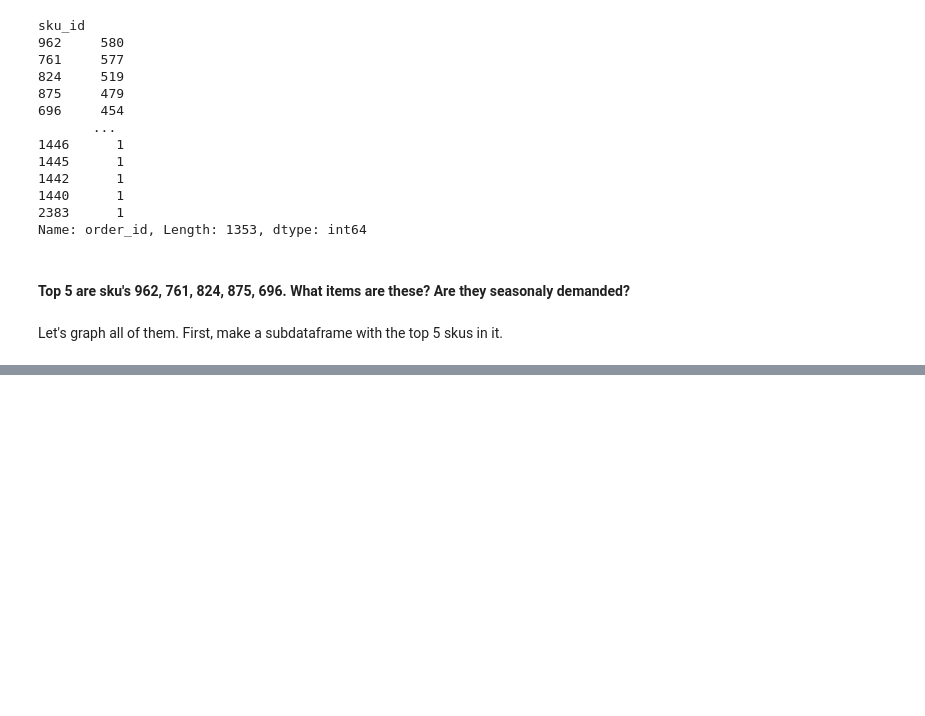
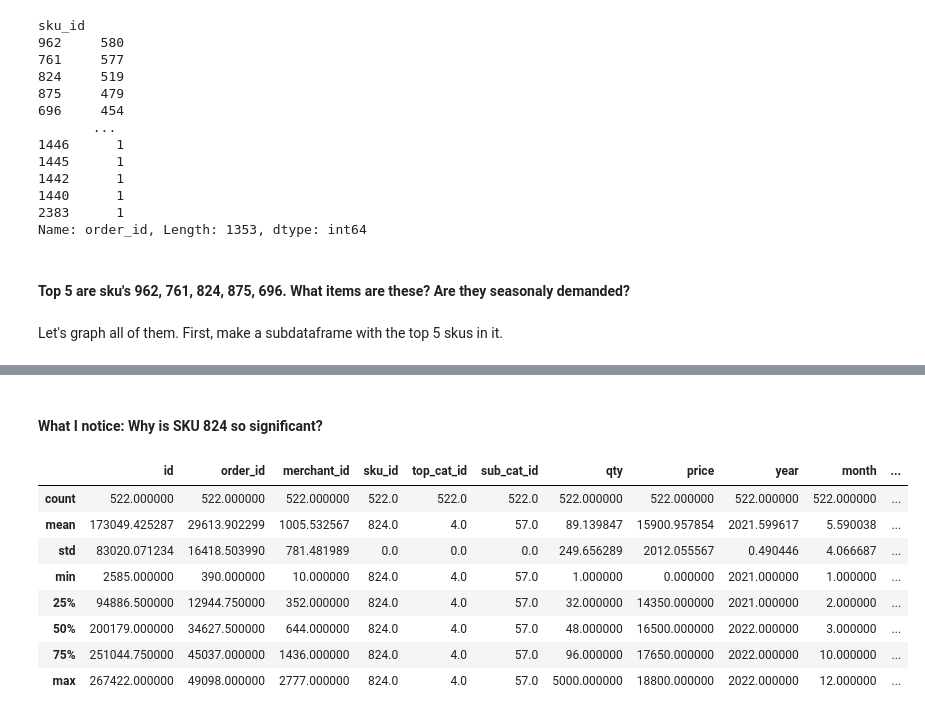
Before and after one commit to graceflitsch/DataScience, a Jupyter notebook: GNB2.ipynb, the cells around one changed output, grey strips where cells are left out. Saved outputs shown, nothing was run; the diff lists cells and outputs as text; code cells hidden in the pictures; blank space fills up the shorter version.

```diff
--- a/GNB2.ipynb
+++ b/GNB2.ipynb
@@ -98,0 +99,14 @@ topsku.groupby('month')['order_id'].count().plot(legend = True)
+# %% [markdown]
+#### What I notice: Why is SKU 824 so significant?
+# %%
+baskets[baskets['sku_id']== 824].describe()
+# %% [output]
+|  | id | order_id | merchant_id | sku_id | top_cat_id | sub_cat_id | qty | price | year | month | ... |
+| count | 522.000000 | 522.000000 | 522.000000 | 522.0 | 522.0 | 522.0 | 522.000000 | 522.000000 | 522.000000 | 522.000000 | ... |
+| mean | 173049.425287 | 29613.902299 | 1005.532567 | 824.0 | 4.0 | 57.0 | 89.139847 | 15900.957854 | 2021.599617 | 5.590038 | ... |
+| std | 83020.071234 | 16418.503990 | 781.481989 | 0.0 | 0.0 | 0.0 | 249.656289 | 2012.055567 | 0.490446 | 4.066687 | ... |
+| min | 2585.000000 | 390.000000 | 10.000000 | 824.0 | 4.0 | 57.0 | 1.000000 | 0.000000 | 2021.000000 | 1.000000 | ... |
+| 25% | 94886.500000 | 12944.750000 | 352.000000 | 824.0 | 4.0 | 57.0 | 32.000000 | 14350.000000 | 2021.000000 | 2.000000 | ... |
+| 50% | 200179.000000 | 34627.500000 | 644.000000 | 824.0 | 4.0 | 57.0 | 48.000000 | 16500.000000 | 2022.000000 | 3.000000 | ... |
+| 75% | 251044.750000 | 45037.000000 | 1436.000000 | 824.0 | 4.0 | 57.0 | 96.000000 | 17650.000000 | 2022.000000 | 10.000000 | ... |
+| max | 267422.000000 | 49098.000000 | 2777.000000 | 824.0 | 4.0 | 57.0 | 5000.000000 | 18800.000000 | 2022.000000 | 12.000000 | ... |
```
Also changed, not shown: parts of 1 cell of this notebook, 1 other file.
